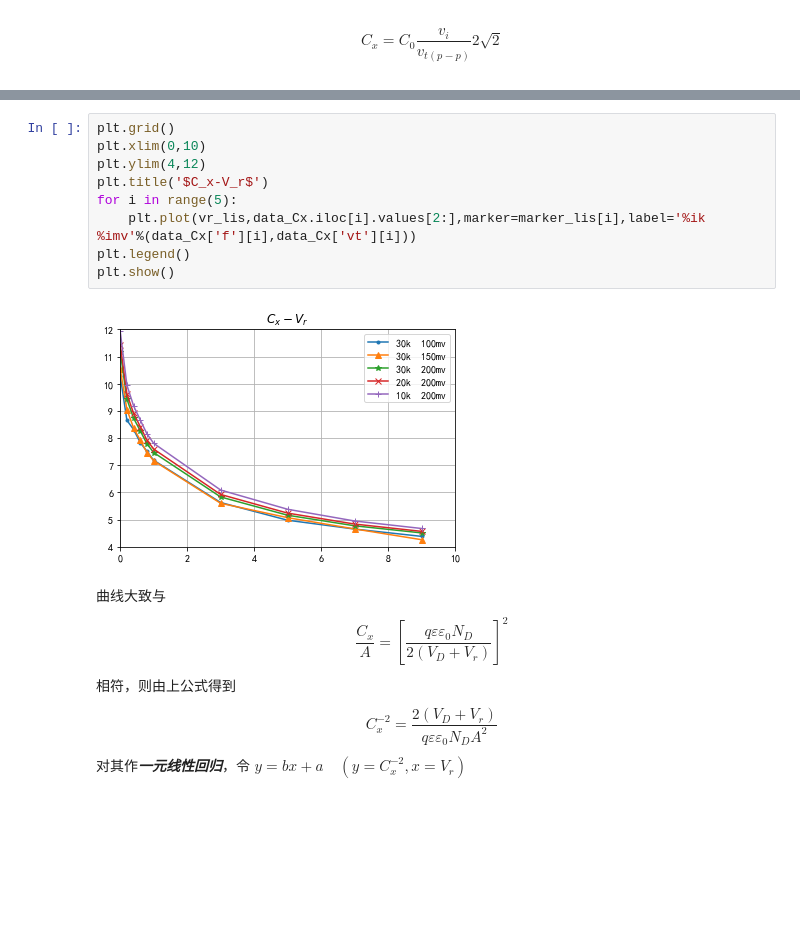
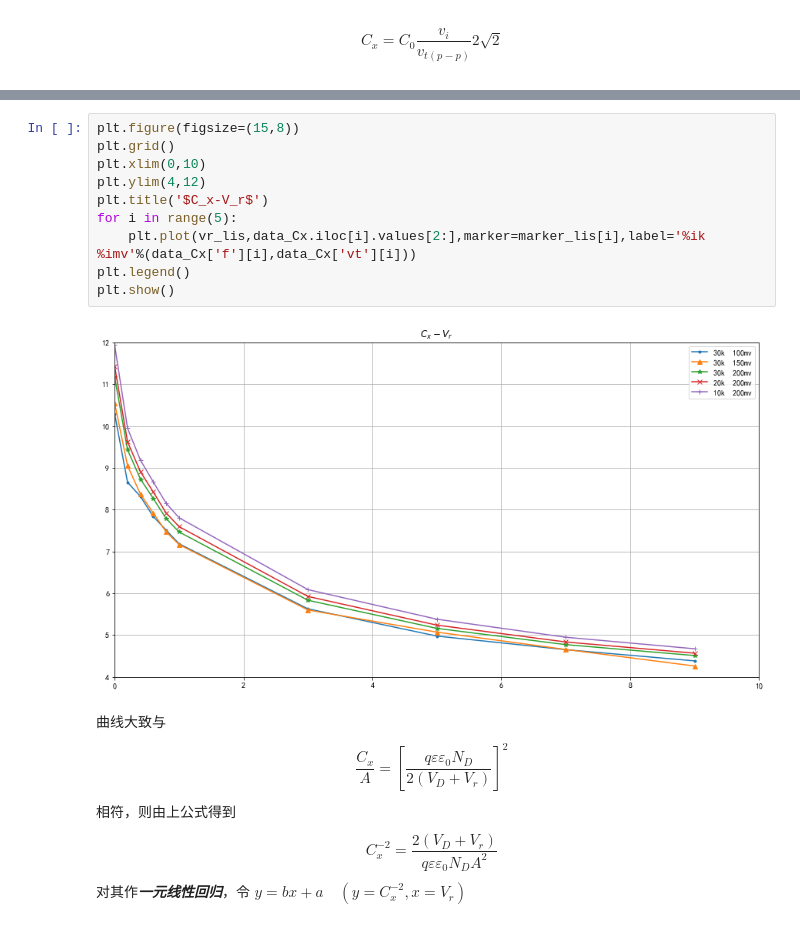
Before and after one commit to tsaihsiaoyi/Jupyter, a Jupyter notebook: Experimental_data/p-n结锁相检测/test.ipynb, the cells around one changed output, grey strips where cells are left out. Cells and saved outputs as stored; diff of their text form; blank space fills up the shorter version.

```diff
--- a/Experimental_data/p-n结锁相检测/test.ipynb
+++ b/Experimental_data/p-n结锁相检测/test.ipynb
@@ -31,14 +32,15 @@ data_Cx
 # %%
+plt.figure(figsize=(15,8))
 plt.grid()
 plt.xlim(0,10)
 plt.ylim(4,12)
 plt.title('$C_x-V_r$')
 for i in range(5):
     plt.plot(vr_lis,data_Cx.iloc[i].values[2:],marker=marker_lis[i],label='%ik  %imv'%(data_Cx['f'][i],data_Cx['vt'][i]))
 plt.legend()
 plt.show()
 # %% [output]
-[figure, old version]
+[figure, new version]
 # %% [markdown]
 曲线大致与
 $$
```
Also changed, not shown: parts of 6 cells of this notebook, 5 other files.
